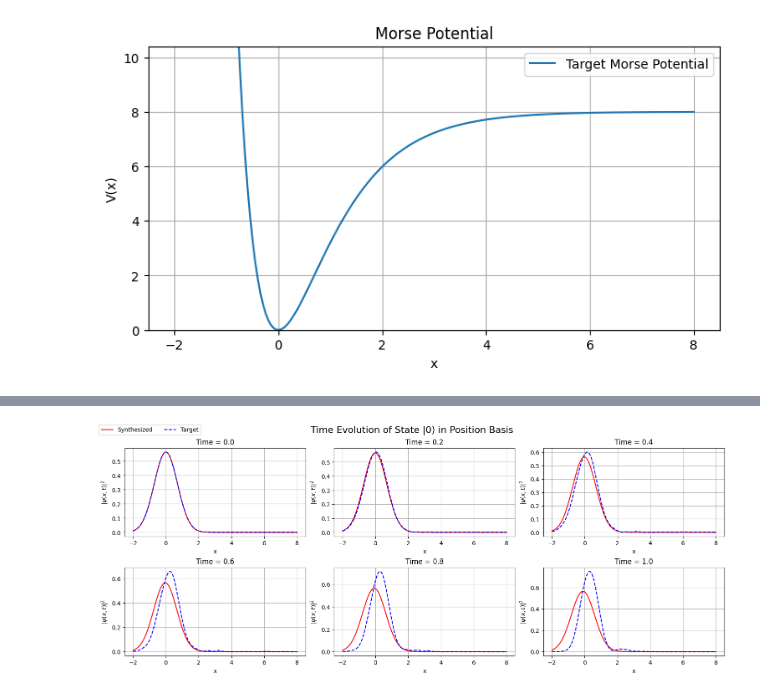
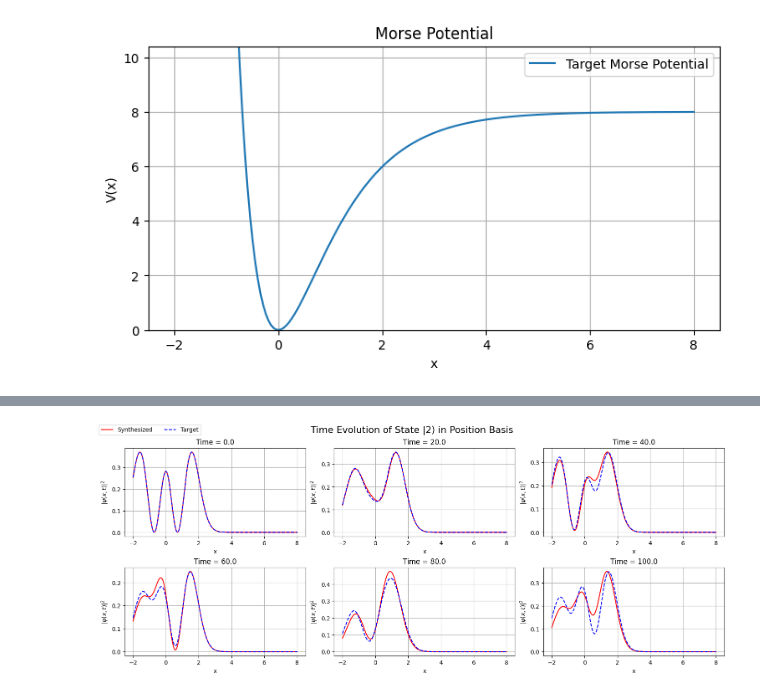
Before and after one commit to alexaymehra/hybrid-quantum-simulation, a Jupyter notebook: MorseOptimizedParameters.ipynb, the cells around one changed output, grey strips where cells are left out. Saved outputs shown, nothing was run; the diff lists cells and outputs as text; code cells hidden in the pictures.

```diff
--- a/MorseOptimizedParameters.ipynb
+++ b/MorseOptimizedParameters.ipynb
@@ -171,15 +166,14 @@ plt.show()
 # %%
 # Optimize
 
-d = 12                                           # number of gate layers
-num_params = d * 4                              # [Re(α), Im(α), θ, φ] per gate
+d = 8                   # number of gate layers
+num_params = d * 4      # [Re(α), Im(α), θ, φ] per gate
 
 # Provides small initial guess near 0
 init_guess = np.random.rand(num_params) * 0.1
 
-
+# Optimization Function
 result = sp.optimize.minimize(
-    #optimize will make guesses for parameteres of fidelity_loss that minimize its return values
     fidelity_loss,
     init_guess,
     args=(d, morse_to_optimize),
@@ -187,10 +181,10 @@ result = sp.optimize.minimize(
     options={'disp': True}
 )
 
+# Saved values of the optimized parameters
 optimal_params = result.x
 
-# Print the Optimized Parameters
-
+# Function to Print the Optimized Parameters
 def print_optimal_params(params, d):
     print(f"Fock Space Truncation         = {N}")
     print()
@@ -222,7 +216,7 @@ def print_optimal_params(params, d):
         print(f"  φ     = {phi:.4f}")
         print("-" * 30)
 
-# After optimization
+# Print the Optimal Parameters
 print_optimal_params(optimal_params, d)
 # %% [output]
 Optimization terminated successfully.
@@ -251,8 +245,25 @@ print(infid)
 # %%
-#Build the Unitary Generated
+#Build the Synthesized Unitary
 morse_generated = gate_seq(optimal_params, d)
 
-def fock_basis_to_position(x, N, m=1.0, hbar=1.0, omega=1.0):
+# Function to Extract the Qumode Information from the Joint Qubit-Qumode State
+def extract_qumode_info(hybrid_state, qubit_state_index, qumode_dim):
+    """
+    Args:
+        hybrid_state: full state vector of shape (2 * qumode_dim,)
+        qubit_state_index: 0 or 1
+        qumode_dim: dimension of the qumode Fock space
+
+    Returns:
+        qumode_state: complex ndarray of shape (qumode_dim,)
+    """
+    assert hybrid_state.shape[0] == 2 * qumode_dim
+    start = qubit_state_index * qumode_dim
+    end = start + qumode_dim
+    return hybrid_state[start:end]
+
+# Function to Project to the Position Basis
+def fock_basis_to_position(x, N, m=mass, hbar=hbar, omega=omega):
     """
     Returns T[i, n] = ⟨x_i | n⟩, i.e., harmonic oscillator wavefunction for n-th Fock state at position x_i
     """
@@ -268,32 +279,35 @@ def fock_basis_to_position(x, N, m=1.0, hbar=1.0, omega=1.0):
 
     return T
 
-# U is your unitary matrix, t is your evolution time
+# Extract the Hamiltonian from the Time Evolution
 tgt_hamiltonian = (1j / time) * sp.linalg.logm(morse_to_optimize)
 gen_hamiltonian = (1j / time) * sp.linalg.logm(morse_generated)
 
-#target time
-target_time = 1
-
-#unitary for target time
-time_target_unitary = sp.linalg.expm(-1j * tgt_hamiltonian * target_time)
-time_generated_unitary = sp.linalg.expm(-1j * gen_hamiltonian * target_time)
+# End Time to be Visualized for the Wavefunctions
+target_time = 100
 
 # Parameters
-n_var = morse_generated.shape[0]
 x_var = np.linspace(-2, 8, 200)
-topos = fock_basis_to_position(x_var, n_var)
+topos = fock_basis_to_position(x_var, N)
 
 # --- Choose Initial State ---
-# Option 1: Fock state |n⟩
-init_state_index = 0
-init_state = np.zeros(n_var, dtype=complex)
-init_state[init_state_index] = 1.0
 
-# Option 2: Coherent state
+# Choose the Initial State for the Qubit
+init_qubit_state = np.array([1, 0], dtype=complex)
+
+# Choose the Initial State for the Qumode
+    # Option 1: Fock state
+fock_state_index = 2
+init_qumode_state = np.zeros(N, dtype=complex)
+init_qumode_state[fock_state_index] = 1.0
+
+    # Option 2: Coherent state
 # from qutip import coherent
 # alpha = 1.0 + 0.5j
-# init_state = coherent(n_var, alpha).full().flatten()
+# init_qumode_state = coherent(N, alpha).full().flatten()
+
+# Create the Initial State in the Full Qubit-Qumode Hilbert Space
+init_state = np.kron(init_qubit_state, init_qumode_state)
 
 # --- Time Steps ---
 n_steps = 6
@@ -307,35 +321,37 @@ axes = axes.flatten()
 
 # --- Loop through time evolution ---
 for i, t in enumerate(times):
     ax = axes[i]
 
     # Evolve under synthesized
     U_gen_t = sp.linalg.expm(-1j * gen_hamiltonian * t)
     psi_gen_t = U_gen_t @ init_state
-    psi_gen_x = topos @ psi_gen_t
+    psi_gen = extract_qumode_info(psi_gen_t, 0, N)
+    psi_gen_x = topos @ psi_gen
 
     # Evolve under true
     U_tgt_t = sp.linalg.expm(-1j * tgt_hamiltonian * t)
     psi_tgt_t = U_tgt_t @ init_state
-    psi_tgt_x = topos @ psi_tgt_t
+    psi_tgt = extract_qumode_info(psi_tgt_t, 0, N)
+    psi_tgt_x = topos @ psi_tgt
 
     # Plot
     ax.plot(x_var, np.abs(psi_gen_x)**2, label='Synthesized', color='red')
     ax.plot(x_var, np.abs(psi_tgt_x)**2, label='Target', color='blue', linestyle='--')
     ax.set_title(f'Time = {round(t, 2)}')
     ax.set_xlabel('x')
     ax.set_ylabel(r'$|\psi(x,t)|^2$')
     ax.grid(True)
 
 # Remove unused axes
 for j in range(len(times), len(axes)):
     fig.delaxes(axes[j])
 
 # Shared legend and title
 handles, labels = axes[0].get_legend_handles_labels()
 fig.legend(handles, labels, loc='upper left', ncol=2, fontsize='medium')
-plt.suptitle(f'Time Evolution of State |{init_state_index}⟩ in Position Basis', fontsize=16)
+plt.suptitle(f'Time Evolution of State |{fock_state_index}⟩ in Position Basis', fontsize=16)
 plt.show()
 # %% [output]
-[figure, old version]
+[figure, new version]
 # %%
```
Also changed, not shown: parts of 5 cells of this notebook.
